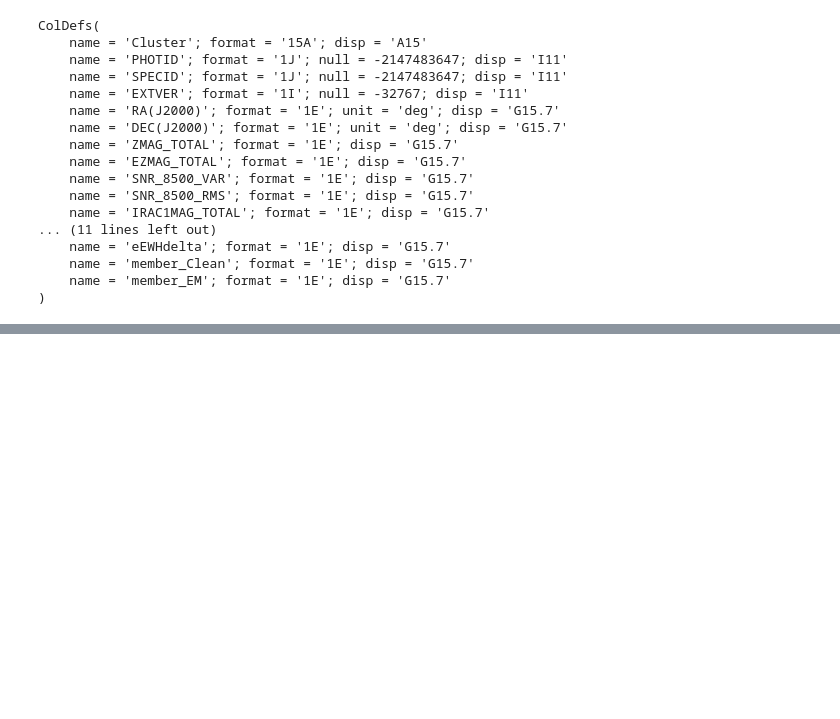
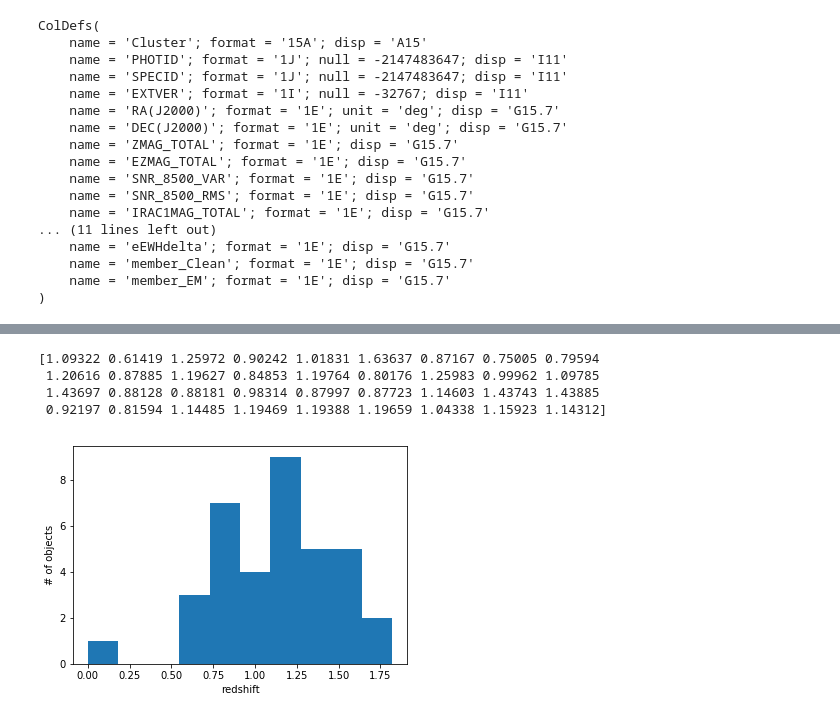
Before and after one commit to tplattner24/GoGreen, a Jupyter notebook: PracticeCats.ipynb, the cells around one changed output, grey strips where cells are left out. Saved outputs shown, nothing was run; the diff lists cells and outputs as text; code cells hidden in the pictures; blank space fills up the shorter version.

```diff
--- a/PracticeCats.ipynb
+++ b/PracticeCats.ipynb
@@ -37,0 +94,15 @@ ColDefs(
+# %%
+print(catdata['redshift'][s][27:63])
+s = np.where(catdata['cluster'][27:63])
+# %% [output]
+[1.09322 0.61419 1.25972 0.90242 1.01831 1.63637 0.87167 0.75005 0.79594
+ 1.20616 0.87885 1.19627 0.84853 1.19764 0.80176 1.25983 0.99962 1.09785
+ 1.43697 0.88128 0.88181 0.98314 0.87997 0.87723 1.14603 1.43743 1.43885
+ 0.92197 0.81594 1.14485 1.19469 1.19388 1.19659 1.04338 1.15923 1.14312]
+# %%
+hist = plt.hist(catdata['redshift'][s])
+hist = plt.xlabel('redshift')
+hist = plt.ylabel('# of objects')
+plt.show()
+# %% [output]
+[figure, added]
```
Also changed, not shown: parts of 12 cells of this notebook.
